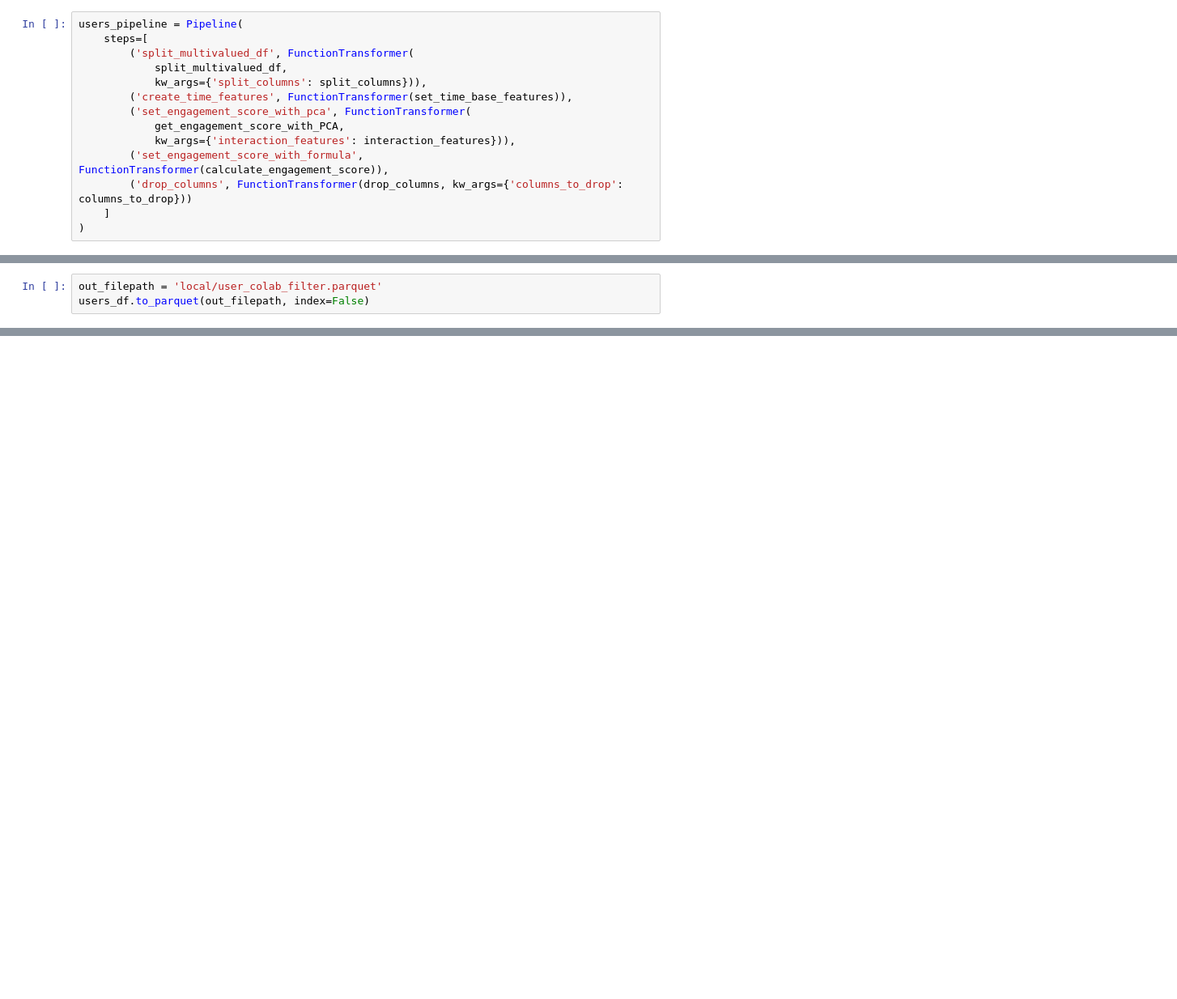
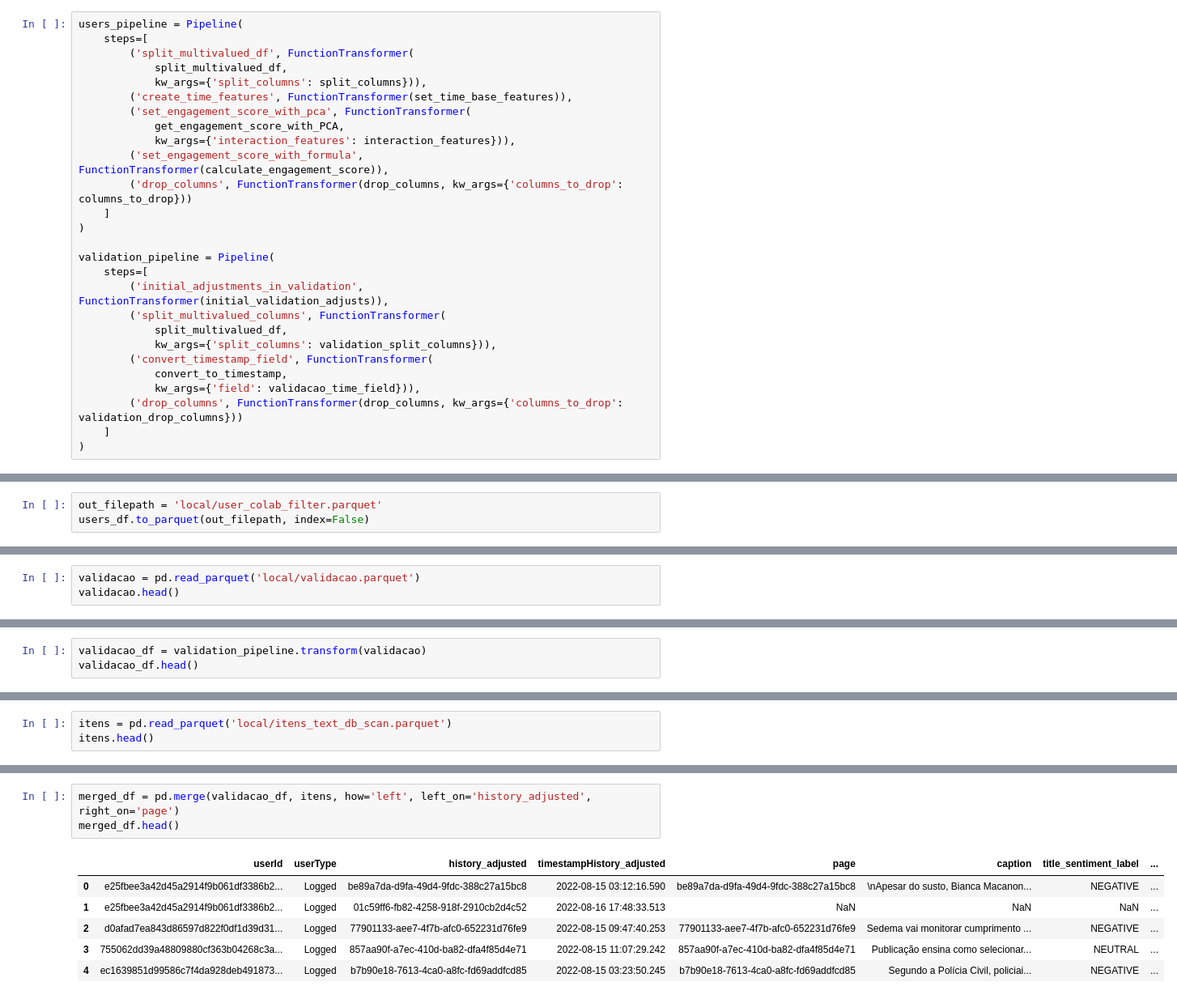
Before and after one commit to BrisaNascimento/globo_recommendation_fiap, a Jupyter notebook: globo_recommendation_fiap/data/challenge_files/users_activity_features.ipynb, the cells around one changed output, grey strips where cells are left out. Shown at 81% size. Saved outputs shown, nothing was run; the diff lists cells and outputs as text; blank space fills up the shorter version.

Commit message:
Adding analysis on validation dataset, to compare with train dataset if current logic makes sense

```diff
--- a/globo_recommendation_fiap/data/challenge_files/users_activity_features.ipynb
+++ b/globo_recommendation_fiap/data/challenge_files/users_activity_features.ipynb
@@ -123,6 +157,19 @@ users_pipeline = Pipeline(
         ('drop_columns', FunctionTransformer(drop_columns, kw_args={'columns_to_drop': columns_to_drop}))
     ]
 )
+
+validation_pipeline = Pipeline(
+    steps=[
+        ('initial_adjustments_in_validation', FunctionTransformer(initial_validation_adjusts)),
+        ('split_multivalued_columns', FunctionTransformer(
+            split_multivalued_df,
+            kw_args={'split_columns': validation_split_columns})),
+        ('convert_timestamp_field', FunctionTransformer(
+            convert_to_timestamp,
+            kw_args={'field': validacao_time_field})),
+        ('drop_columns', FunctionTransformer(drop_columns, kw_args={'columns_to_drop': validation_drop_columns}))
+    ]
+)
 # %% [markdown]
 #### Pipeline Run
 # %% [markdown]
@@ -160,0 +205,3 @@ users_df.to_parquet(out_filepath, index=False)
+# %%
+validacao = pd.read_parquet('local/validacao.parquet')
+validacao.head()
@@ -160,0 +215,3 @@ users_df.to_parquet(out_filepath, index=False)
+# %%
+validacao_df = validation_pipeline.transform(validacao)
+validacao_df.head()
@@ -160,0 +239,3 @@ users_df.to_parquet(out_filepath, index=False)
+# %%
+itens = pd.read_parquet('local/itens_text_db_scan.parquet')
+itens.head()
@@ -160,0 +249,10 @@ users_df.to_parquet(out_filepath, index=False)
+# %%
+merged_df = pd.merge(validacao_df, itens, how='left', left_on='history_adjusted', right_on='page')
+merged_df.head()
+# %% [output]
+|  | userId | userType | history_adjusted | timestampHistory_adjusted | page | caption | title_sentiment_label | ... |
+| 0 | e25fbee3a42d45a2914f9b061df3386b2... | Logged | be89a7da-d9fa-49d4-9fdc-388c27a15bc8 | 2022-08-15 03:12:16.590 | be89a7da-d9fa-49d4-9fdc-388c27a15bc8 | \nApesar do susto, Bianca Macanon... | NEGATIVE | ... |
+| 1 | e25fbee3a42d45a2914f9b061df3386b2... | Logged | 01c59ff6-fb82-4258-918f-2910cb2d4c52 | 2022-08-16 17:48:33.513 | NaN | NaN | NaN | ... |
+| 2 | d0afad7ea843d86597d822f0df1d39d31... | Logged | 77901133-aee7-4f7b-afc0-652231d76fe9 | 2022-08-15 09:47:40.253 | 77901133-aee7-4f7b-afc0-652231d76fe9 | Sedema vai monitorar cumprimento ... | NEGATIVE | ... |
+| 3 | 755062dd39a48809880cf363b04268c3a... | Logged | 857aa90f-a7ec-410d-ba82-dfa4f85d4e71 | 2022-08-15 11:07:29.242 | 857aa90f-a7ec-410d-ba82-dfa4f85d4e71 | Publicação ensina como selecionar... | NEUTRAL | ... |
+| 4 | ec1639851d99586c7f4da928deb491873... | Logged | b7b90e18-7613-4ca0-a8fc-fd69addfcd85 | 2022-08-15 03:23:50.245 | b7b90e18-7613-4ca0-a8fc-fd69addfcd85 | Segundo a Polícia Civil, policiai... | NEGATIVE | ... |
```
Also changed, not shown: parts of 19 cells of this notebook.
